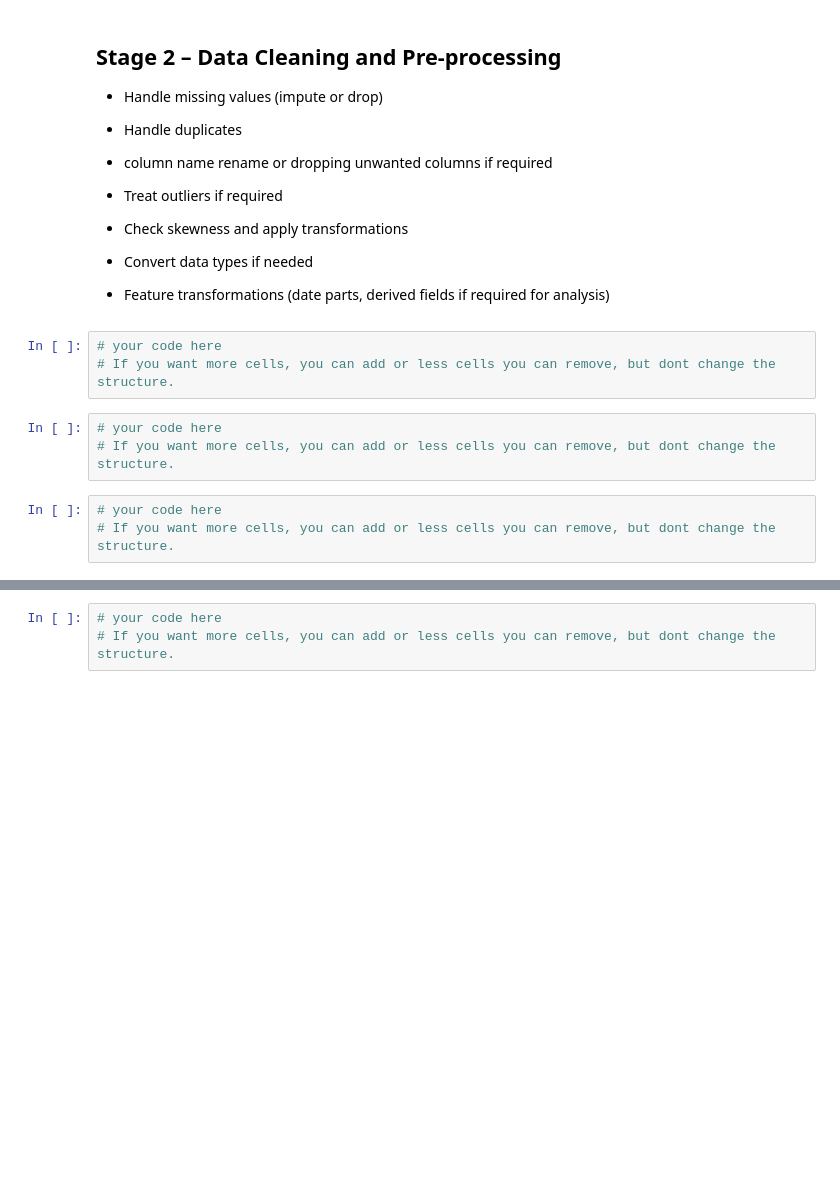
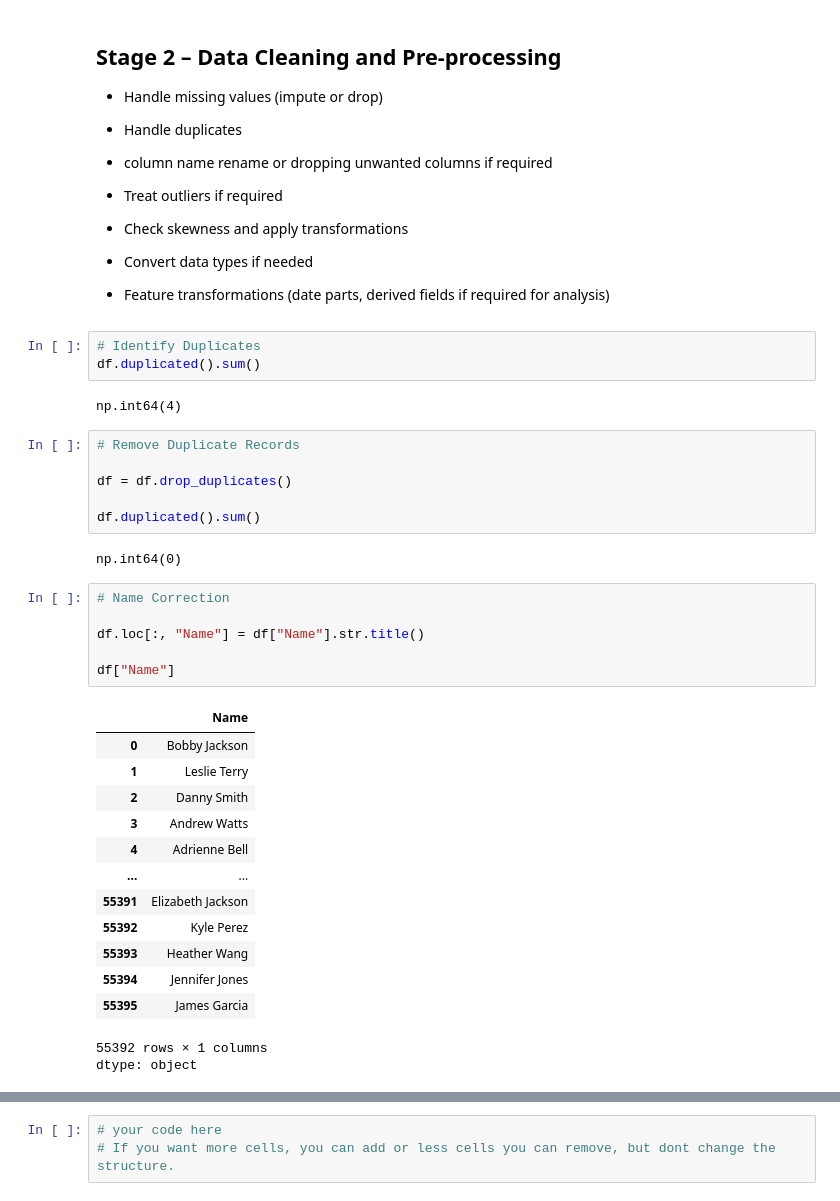
Before and after one commit to prakashsr25-sys/Final-Project, a Jupyter notebook: Prakash_MAIN_PROJECT.ipynb, the cells around one changed output, grey strips where cells are left out. Drawn from its saved outputs; the diff is of its cells as text; blank space fills up the shorter version.

```diff
--- a/Prakash_MAIN_PROJECT.ipynb
+++ b/Prakash_MAIN_PROJECT.ipynb
@@ -289,12 +283,37 @@ df["DOS"].max()
 - Convert data types if needed
 
 - Feature transformations (date parts, derived fields if required for analysis)
-# %%
-# your code here
-# If you want more cells, you can add or less cells you can remove, but dont change the structure.
-# %%
-# your code here
-# If you want more cells, you can add or less cells you can remove, but dont change the structure.
-# %%
-# your code here
-# If you want more cells, you can add or less cells you can remove, but dont change the structure.
+# %%
+# Identify Duplicates
+df.duplicated().sum()
+# %% [output]
+np.int64(4)
+# %%
+# Remove Duplicate Records
+
+df = df.drop_duplicates()
+
+df.duplicated().sum()
+# %% [output]
+np.int64(0)
+# %%
+# Name Correction
+
+df.loc[:, "Name"] = df["Name"].str.title()
+
+df["Name"]
+# %% [output]
+|  | Name |
+| 0 | Bobby Jackson |
+| 1 | Leslie Terry |
+| 2 | Danny Smith |
+| 3 | Andrew Watts |
+| 4 | Adrienne Bell |
+| ... | ... |
+| 55391 | Elizabeth Jackson |
+| 55392 | Kyle Perez |
+| 55393 | Heather Wang |
+| 55394 | Jennifer Jones |
+| 55395 | James Garcia |
+55392 rows × 1 columns
+dtype: object
```
Also changed, not shown: parts of 22 cells of this notebook.
